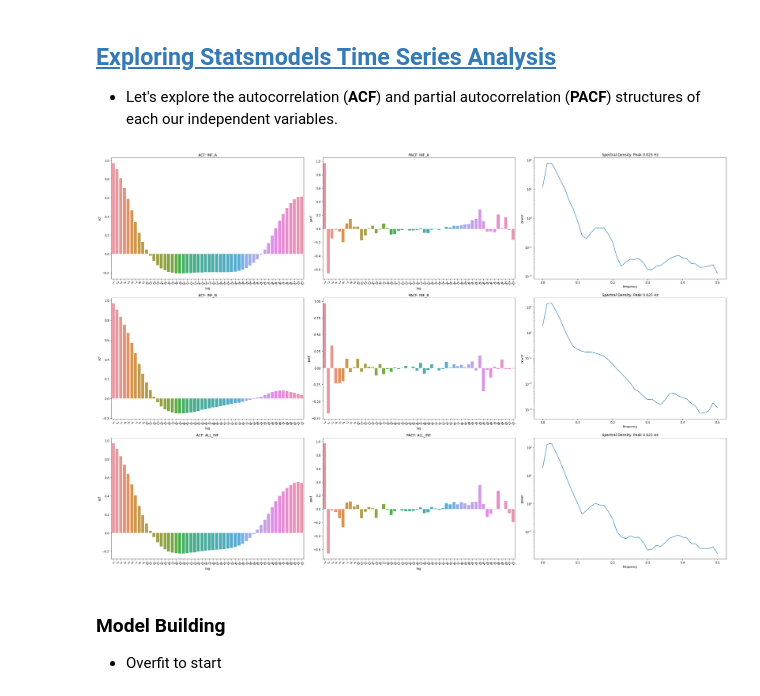
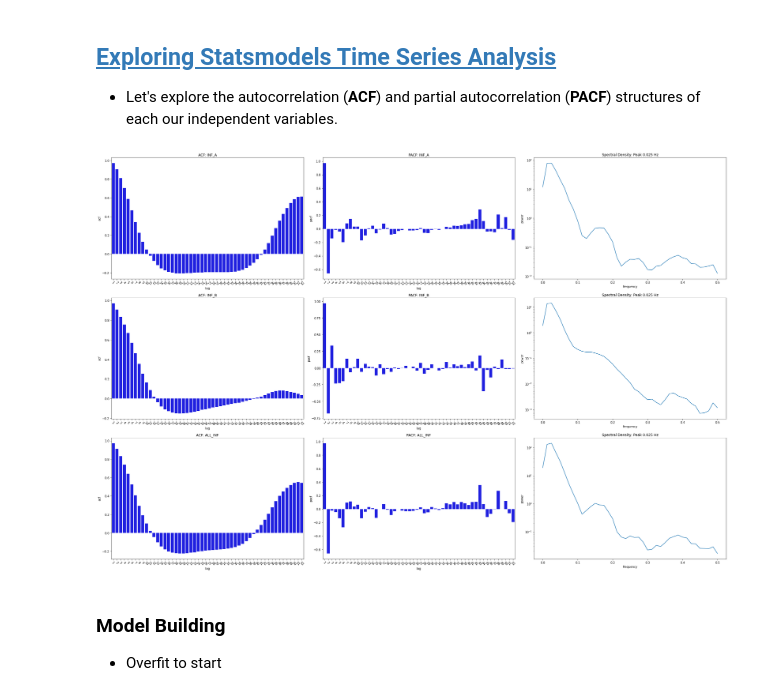
Before and after one commit to sterlingbeason/MSDS-7333-QTW, a Jupyter notebook: Case_Study_4/Case Study 4.ipynb, the cells around one changed output. Cells and saved outputs as stored; diff of their text form; code cells hidden in the pictures.

```diff
--- a/Case_Study_4/Case Study 4.ipynb
+++ b/Case_Study_4/Case Study 4.ipynb
@@ -82,34 +82,33 @@ ALL_INF2
 
 - Let's explore the autocorrelation (**ACF**) and partial autocorrelation (**PACF**) structures of each our independent variables.
 # %%
-
 display_cols = ['INF_A', 'INF_B', 'ALL_INF']
 fig, ax = plt.subplots(ncols=3, nrows=len(display_cols), figsize=(30,20))
 ax.ravel()
 for i, x in enumerate(display_cols):
     acf = sm.tsa.acf(data[x].dropna(), nlags=52, fft=False)
     pacf = sm.tsa.pacf_ols(data[x].dropna(), nlags=52)
     acf = sns.barplot(data=pd.DataFrame({'lag':range(1, len(acf)),
-                          'acf':acf[1:]}), x='lag', y='acf', ax=ax[i, 0])
+                          'acf':acf[1:]}), x='lag', y='acf', ax=ax[i, 0], color='blue')
     pacf = sns.barplot(data=pd.DataFrame({'lag':range(1, len(pacf)),
-                          'pacf':pacf[1:]}), x='lag', y='pacf', ax=ax[i, 1])
+                          'pacf':pacf[1:]}), x='lag', y='pacf', ax=ax[i, 1], color='blue')
     period_gram = welch(data[x].dropna(), scaling='spectrum', nperseg=80)
     max_freq = period_gram[0][period_gram[1].argmax()]
     period_gram = sns.lineplot(data=pd.DataFrame({'frequency':period_gram[0],
                           'power':period_gram[1]/(1e5)}), x='frequency', y='power', ax=ax[i, 2])
     acf.set_title(f'ACF: {x}')
     pacf.set_title(f'PACF: {x}')
     period_gram.set_title(f'Spectral Density: Peak {round(max_freq, 3)} Hz')
     pacf.set_xticklabels(pacf.get_xticklabels(),rotation=-45)
     acf.set_xticklabels(acf.get_xticklabels(),rotation=-45)
     period_gram.set_yscale('log')
 
 #fig.tight_layout(h_pad=1.1)
 fig.subplots_adjust(wspace=0.05)
 fig.subplots_adjust(hspace=0.3)
 fig.tight_layout()
 # %% [output]
-[figure, old version]
+[figure, new version]
 # %% [markdown]
 ### Model Building
 
```
Also changed, not shown: parts of 2 cells of this notebook.
